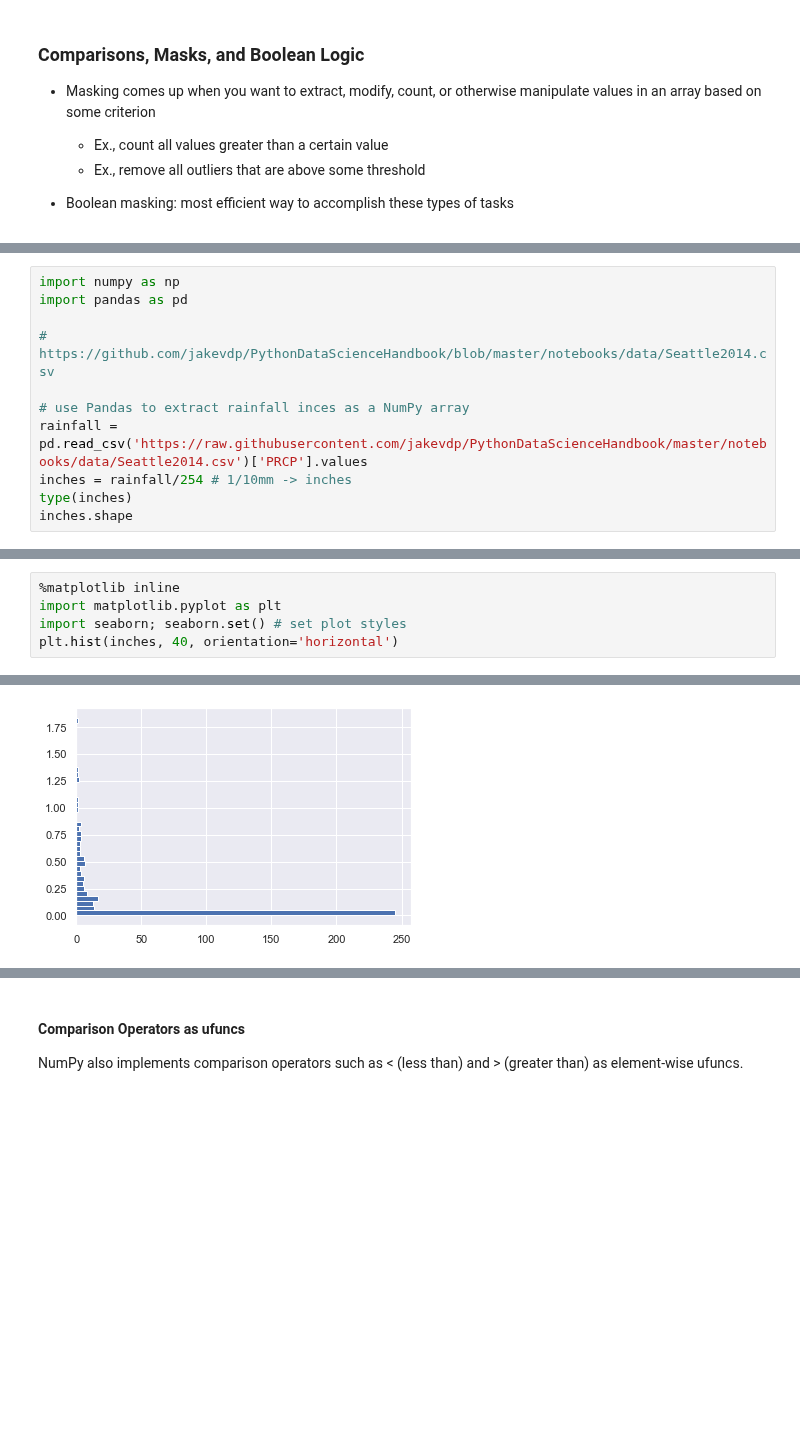
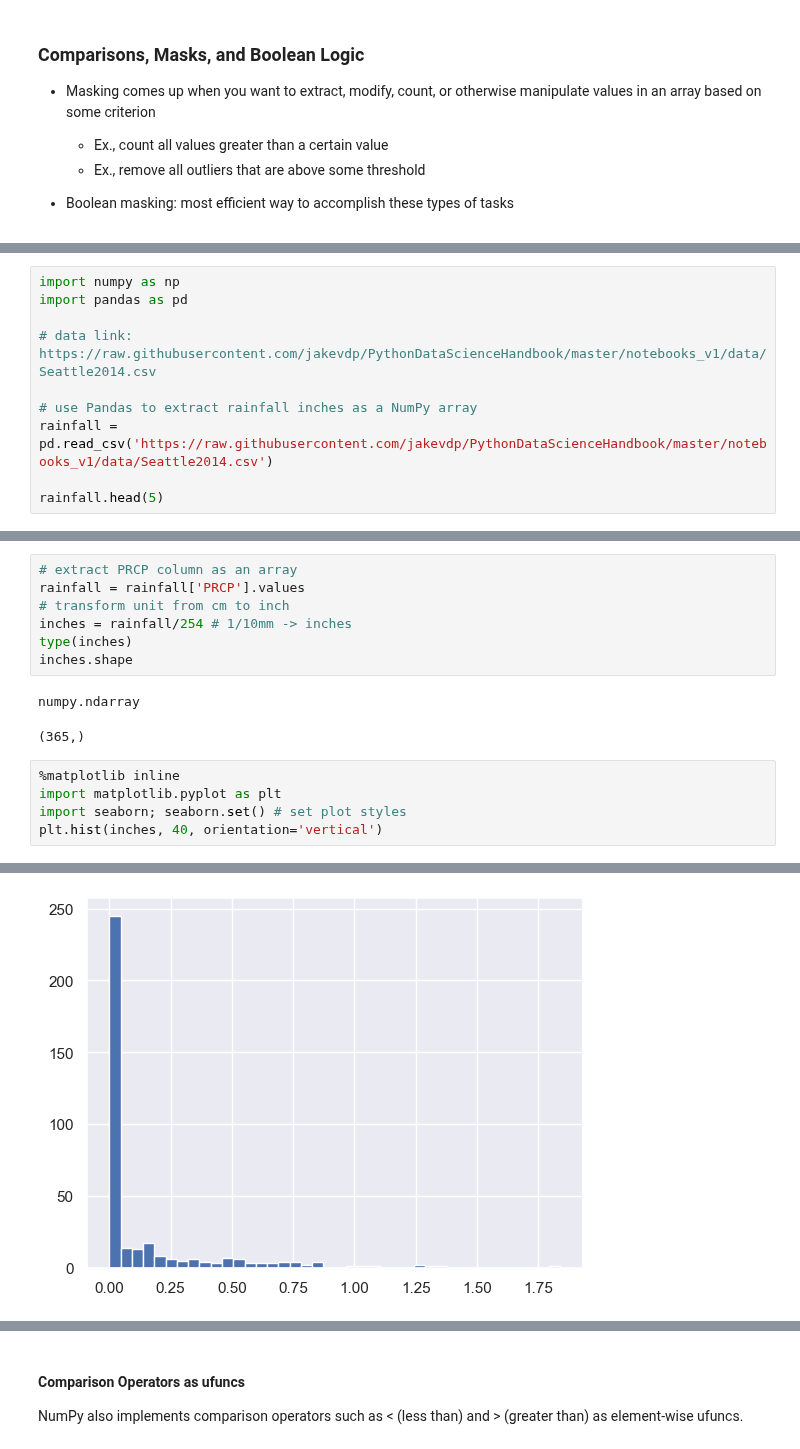
Before and after one commit to YuxiaoLuo/Analytics_Python, a Jupyter notebook: Data_Wrangling/Numpy.ipynb, the cells around one changed output, grey strips where cells are left out. Cells and saved outputs as stored; diff of their text form; blank space fills up the shorter version.

Commit message:
update data

```diff
--- a/Data_Wrangling/Numpy.ipynb
+++ b/Data_Wrangling/Numpy.ipynb
@@ -1605,11 +1803,10 @@ pd.read_csv?
 import numpy as np
 import pandas as pd
 
-# https://github.com/jakevdp/PythonDataScienceHandbook/blob/master/notebooks/data/Seattle2014.csv
+# data link: https://raw.githubusercontent.com/jakevdp/PythonDataScienceHandbook/master/notebooks_v1/data/Seattle2014.csv
 
-# use Pandas to extract rainfall inces as a NumPy array
-rainfall = pd.read_csv('https://raw.githubusercontent.com/jakevdp/PythonDataScienceHandbook/master/notebooks/data/Seattle2014.csv')['PRCP'].values
-inches = rainfall/254 # 1/10mm -> inches
-type(inches)
-inches.shape
+# use Pandas to extract rainfall inches as a NumPy array
+rainfall = pd.read_csv('https://raw.githubusercontent.com/jakevdp/PythonDataScienceHandbook/master/notebooks_v1/data/Seattle2014.csv')
+
+rainfall.head(5)
 # %% [output]
@@ -1618,21 +1819,31 @@ numpy.ndarray
+# %%
+# extract PRCP column as an array
+rainfall = rainfall['PRCP'].values
+# transform unit from cm to inch
+inches = rainfall/254 # 1/10mm -> inches
+type(inches)
+inches.shape
+# %% [output]
+numpy.ndarray
+(365,)
 # %%
 %matplotlib inline
 import matplotlib.pyplot as plt
 import seaborn; seaborn.set() # set plot styles
-plt.hist(inches, 40, orientation='horizontal')
+plt.hist(inches, 40, orientation='vertical')
 # %% [output]
 (array([245.,  14.,  13.,  17.,   8.,   6.,   5.,   6.,   4.,   3.,   7.,
           6.,   3.,   3.,   3.,   4.,   4.,   2.,   4.,   0.,   0.,   1.,
           1.,   1.,   0.,   0.,   0.,   2.,   1.,   1.,   0.,   0.,   0.,
           0.,   0.,   0.,   0.,   0.,   0.,   1.]),
  array([0.        , 0.04596457, 0.09192913, 0.1378937 , 0.18385827,
         0.22982283, 0.2757874 , 0.32175197, 0.36771654, 0.4136811 ,
         0.45964567, 0.50561024, 0.5515748 , 0.59753937, 0.64350394,
         0.6894685 , 0.73543307, 0.78139764, 0.8273622 , 0.87332677,
         0.91929134, 0.96525591, 1.01122047, 1.05718504, 1.10314961,
         1.14911417, 1.19507874, 1.24104331, 1.28700787, 1.33297244,
         1.37893701, 1.42490157, 1.47086614, 1.51683071, 1.56279528,
         1.60875984, 1.65472441, 1.70068898, 1.74665354, 1.79261811,
         1.83858268]),
  <BarContainer object of 40 artists>)
-[figure, old version]
+[figure, new version]
```
Also changed, not shown: parts of 189 cells of this notebook, 4 other files.
